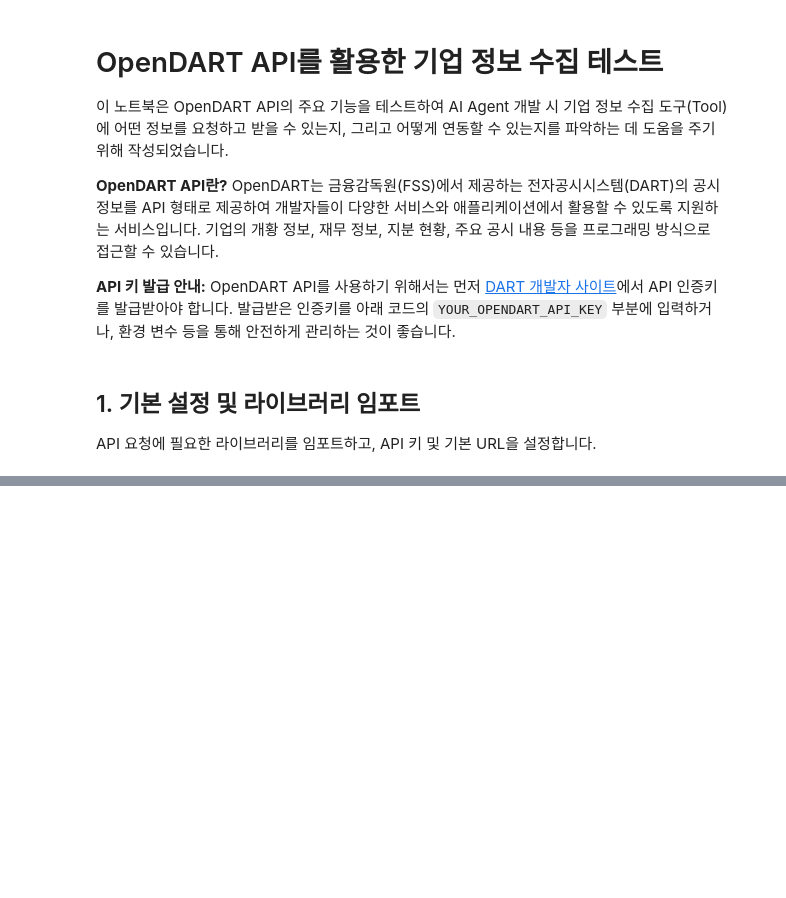
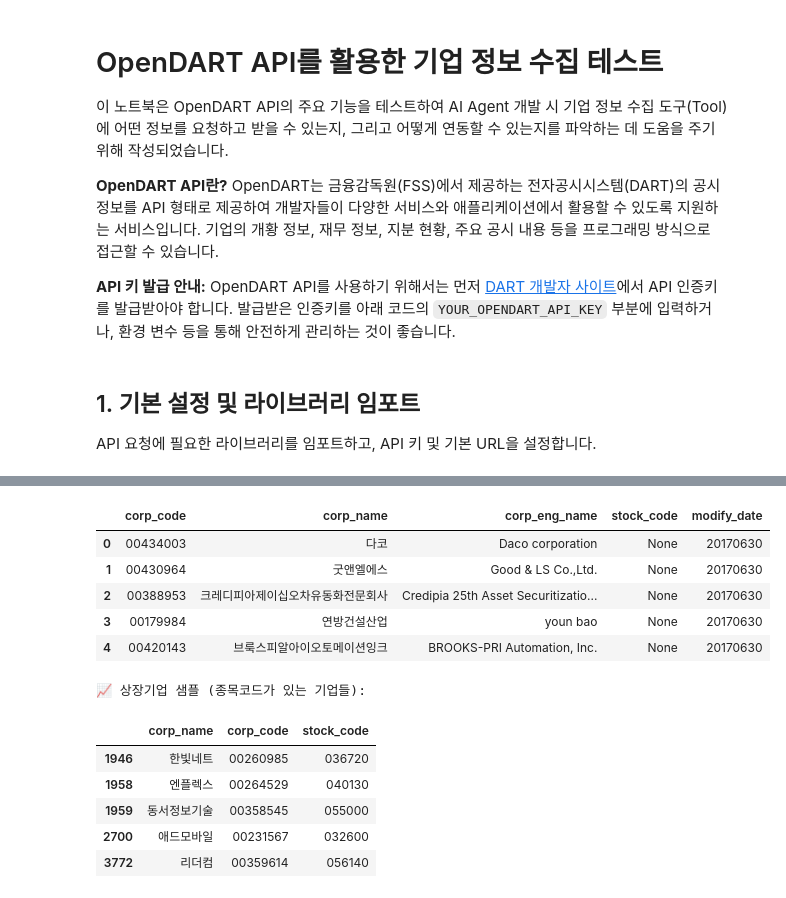
Before and after one commit to arkwith7/ai_agent_demo, a Jupyter notebook: backend/02.OpenDAART_API_기업정보_테스트.ipynb, the cells around one changed output, grey strips where cells are left out. Saved outputs shown, nothing was run; the diff lists cells and outputs as text; code cells hidden in the pictures; blank space fills up the shorter version.

```diff
--- a/backend/02.OpenDAART_API_기업정보_테스트.ipynb
+++ b/backend/02.OpenDAART_API_기업정보_테스트.ipynb
@@ -91,28 +112,51 @@ print("HTTP 오류 처리:", handle_api_response(dummy_http))
 # %%
-def get_corp_code(corp_name):
-    """회사명을 기준으로 기업 고유번호를 조회합니다."""
-    url = f"{BASE_URL}/corpCode.json"
-    params = {
-        'crtfc_key': API_KEY,
-        'corp_name': corp_name
-    }
-    response = requests.get(url, params=params)
-    data = handle_api_response(response)
+## 3. 전체 기업 고유번호 다운로드 (수정된 버전)
 
-    if data and data.get('list'):
-        # 여러 회사가 검색될 수 있으므로, 첫 번째 회사를 선택하거나 사용자가 선택하도록 할 수 있습니다.
-        # 여기서는 간단히 첫 번째 결과를 사용합니다.
-        corp_info = data['list'][0]
-        print(f"회사명: {corp_info['corp_name']}, 고유번호: {corp_info['corp_code']}, 종목코드: {corp_info.get('stock_code', 'N/A')}")
-        return corp_info['corp_code']
-    else:
-        print(f"'{corp_name}'에 대한 기업 고유번호를 찾을 수 없습니다.")
+def get_all_corp_codes():
+    """모든 기업의 고유번호를 가져와서 DataFrame으로 반환 (ZIP 파일 처리)"""
+    print("📥 기업 고유번호 데이터를 다운로드 중...")
+
+    url = f"{BASE_URL}/corpCode.xml"  # 수정: .json → .xml
+    params = {'crtfc_key': API_KEY}
+
+    try:
+        response = requests.get(url, params=params)
+        if response.status_code == 200:
+            # ZIP 파일을 메모리에서 압축 해제
+            z = zipfile.ZipFile(BytesIO(response.content))
+            data_xml = z.read('CORPCODE.xml').decode('utf-8')
+
+            # XML을 딕셔너리로 변환
+            data_odict = xmltodict.parse(data_xml)
+            data_dict = json.loads(json.dumps(data_odict))
+            corp_list = data_dict.get('result', {}).get('list', [])
+
+            # DataFrame으로 변환
+            df = pd.DataFrame(corp_list)
+            print(f"✅ 총 {len(df):,}개 기업 정보를 로드했습니다.")
+
+            # 상장기업만 별도로 표시
+            listed_companies = df[df['stock_code'].notna()]
+            print(f"📈 상장기업: {len(listed_companies):,}개")
+            print(f"📊 비상장기업: {len(df) - len(listed_companies):,}개")
+
+            return df
+        else:
+            print(f"❌ 기업 코드 다운로드 실패: {response.status_code}")
+            return None
+    except Exception as e:
+        print(f"❌ 기업 코드 로드 중 오류: {e}")
         return None
 
-# 테스트할 회사명
-company_name_to_test = "삼성전자"
-samsung_corp_code = get_corp_code(company_name_to_test)
+# 기업 고유번호 데이터 로드
+corp_df = get_all_corp_codes()
 
-company_name_to_test_2 = "현대자동차"
-hyundai_corp_code = get_corp_code(company_name_to_test_2)
+# 샘플 데이터 확인
+if corp_df is not None:
+    print("\n📋 데이터 샘플:")
+    display(corp_df.head())
+
+    print("\n📈 상장기업 샘플 (종목코드가 있는 기업들):")
+    listed_sample = corp_df[corp_df['stock_code'].notna()].head()
+    display(listed_sample[['corp_name', 'corp_code', 'stock_code']])
 # %% [output]
@@ -122,0 +174,13 @@ API 오류: 101 - 잘못된 URL입니다. 확인해주세요(/api/corpCode.json)
+|  | corp_code | corp_name | corp_eng_name | stock_code | modify_date |
+| 0 | 00434003 | 다코 | Daco corporation | None | 20170630 |
+| 1 | 00430964 | 굿앤엘에스 | Good & LS Co.,Ltd. | None | 20170630 |
+| 2 | 00388953 | 크레디피아제이십오차유동화전문회사 | Credipia 25th Asset Securitizatio... | None | 20170630 |
+| 3 | 00179984 | 연방건설산업 | youn bao | None | 20170630 |
+| 4 | 00420143 | 브룩스피알아이오토메이션잉크 | BROOKS-PRI Automation, Inc. | None | 20170630 |
+📈 상장기업 샘플 (종목코드가 있는 기업들):
+|  | corp_name | corp_code | stock_code |
+| 1946 | 한빛네트 | 00260985 | 036720 |
+| 1958 | 엔플렉스 | 00264529 | 040130 |
+| 1959 | 동서정보기술 | 00358545 | 055000 |
+| 2700 | 애드모바일 | 00231567 | 032600 |
+| 3772 | 리더컴 | 00359614 | 056140 |
```
Also changed, not shown: parts of 20 cells of this notebook, 1 other file.
